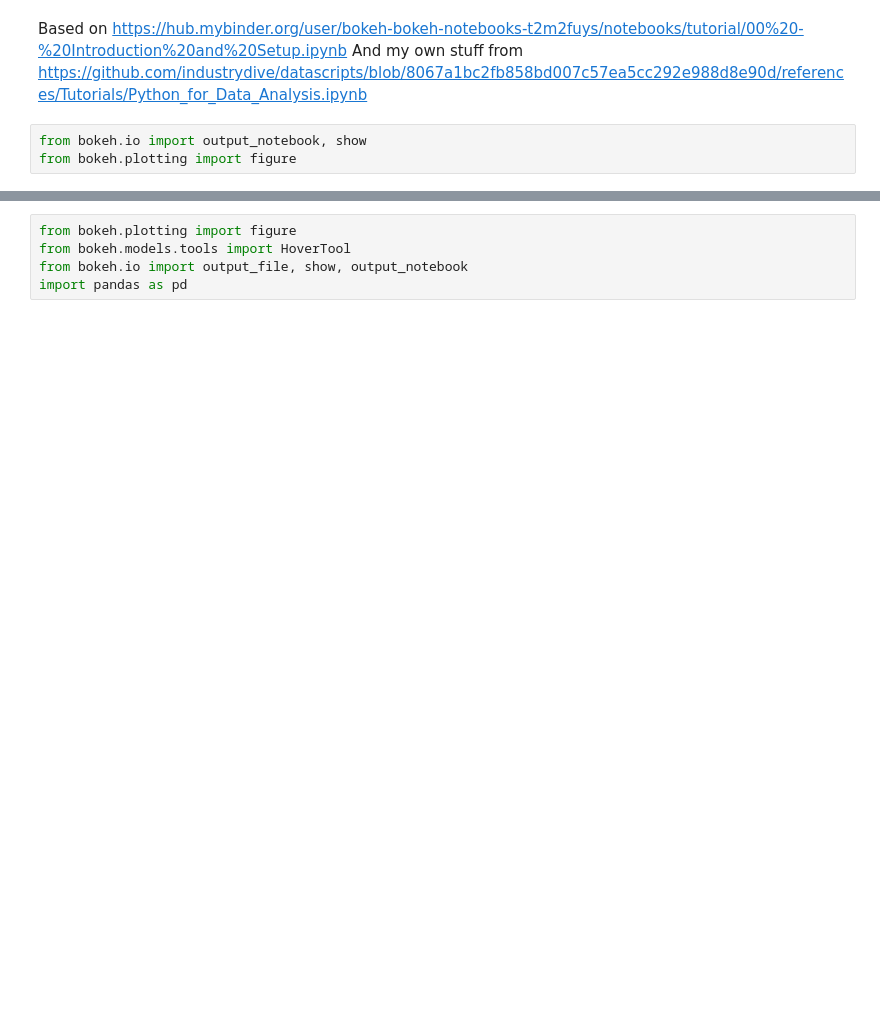
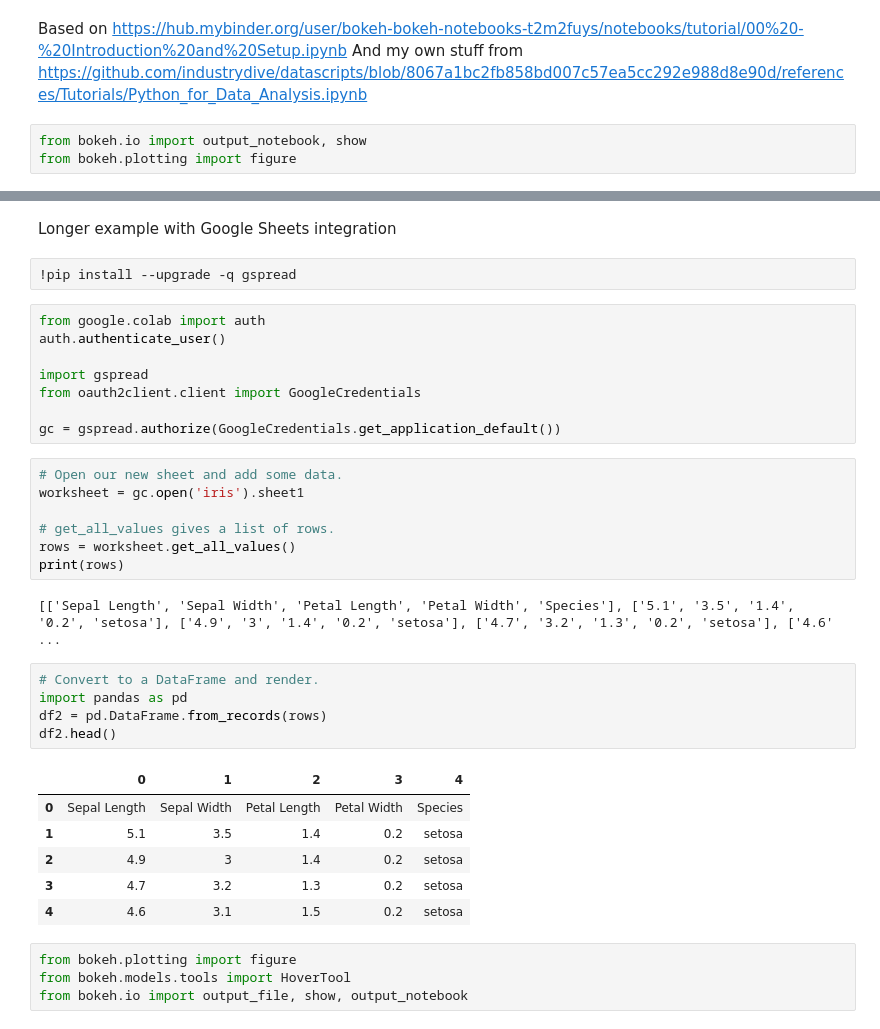
Before and after one commit to lauralorenz/notebook_tests, a Jupyter notebook: BokehTutorial.ipynb, the cells around one changed output, grey strips where cells are left out. Drawn from its saved outputs; the diff is of its cells as text; blank space fills up the shorter version.

Commit message:
changing to google sheets data source

```diff
--- a/BokehTutorial.ipynb
+++ b/BokehTutorial.ipynb
@@ -31,9 +31,41 @@ show(p) # show the results
 # %% [output]
 [interactive output not drawn]
 [interactive output not drawn]
+# %% [markdown]
+Longer example with Google Sheets integration
+# %%
+!pip install --upgrade -q gspread
+# %%
+from google.colab import auth
+auth.authenticate_user()
+
+import gspread
+from oauth2client.client import GoogleCredentials
+
+gc = gspread.authorize(GoogleCredentials.get_application_default())
+# %%
+# Open our new sheet and add some data.
+worksheet = gc.open('iris').sheet1
+
+# get_all_values gives a list of rows.
+rows = worksheet.get_all_values()
+print(rows)
+# %% [output]
+[['Sepal Length', 'Sepal Width', 'Petal Length', 'Petal Width', 'Species'], ['5.1', '3.5', '1.4', '0.2', 'setosa'], ['4.9', '3', '1.4', '0.2', 'setosa'], ['4.7', '3.2', '1.3', '0.2', 'setosa'], ['4.6' ...
+# %%
+# Convert to a DataFrame and render.
+import pandas as pd
+df2 = pd.DataFrame.from_records(rows)
+df2.head()
+# %% [output]
+|  | 0 | 1 | 2 | 3 | 4 |
+| 0 | Sepal Length | Sepal Width | Petal Length | Petal Width | Species |
+| 1 | 5.1 | 3.5 | 1.4 | 0.2 | setosa |
+| 2 | 4.9 | 3 | 1.4 | 0.2 | setosa |
+| 3 | 4.7 | 3.2 | 1.3 | 0.2 | setosa |
+| 4 | 4.6 | 3.1 | 1.5 | 0.2 | setosa |
 # %%
 from bokeh.plotting import figure
 from bokeh.models.tools import HoverTool
 from bokeh.io import output_file, show, output_notebook
-import pandas as pd
 # %%
```
Also changed, not shown: parts of 1 cell of this notebook.
